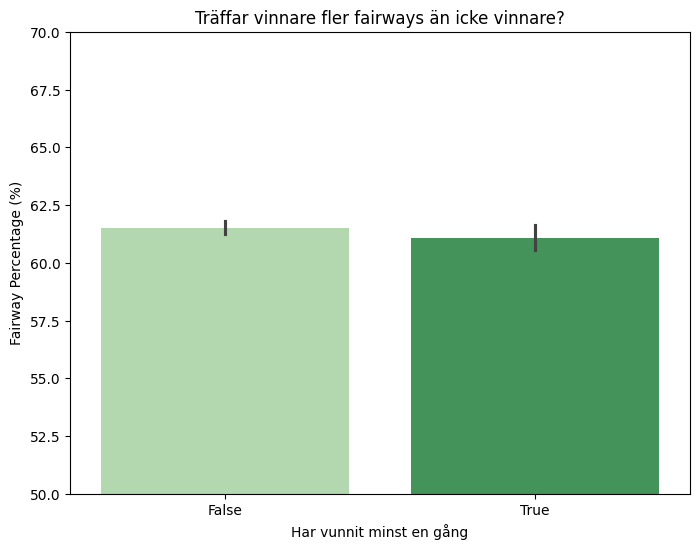
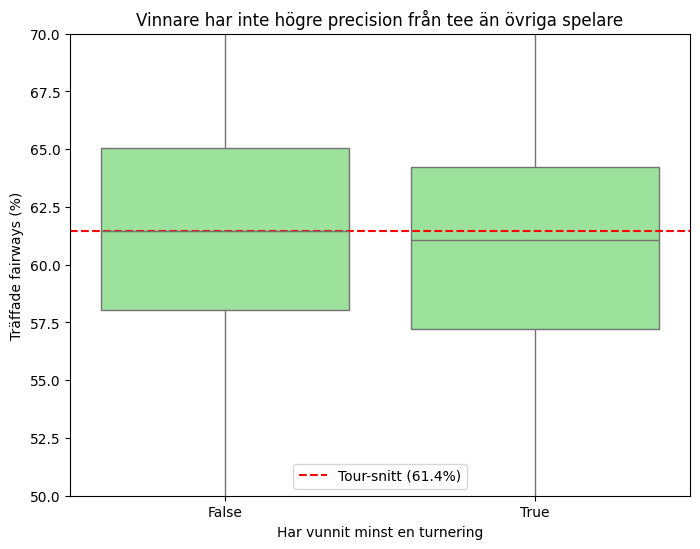
Code edit (unified diff) that turned the first committed figure into the second:
--- before
+++ after
@@ -1,17 +1,22 @@
+import matplotlib.pyplot as plt
 import seaborn as sns
-import matplotlib.pyplot as plt
 
 df['Wins'] = df['Wins'].fillna(0)
 df['Is_Winner'] = df['Wins'] > 0
 
+tour_snitt = df['Fairway Percentage'].mean()
+
 plt.figure(figsize=(8, 6))
 
-sns.barplot(data=df, x='Is_Winner', y='Fairway Percentage', palette='Greens')
+sns.boxplot(data=df, x='Is_Winner', y='Fairway Percentage', color='lightgreen')
 
-plt.title('Träffar vinnare fler fairways än icke vinnare?')
-plt.ylabel('Fairway Percentage (%)')
-plt.xlabel('Har vunnit minst en gång')
+plt.axhline(tour_snitt, color='red', linestyle='--', label=f'Tour-snitt ({tour_snitt:.1f}%)')
 
-plt.ylim(50, 70) 
+plt.title('Vinnare har inte högre precision från tee än övriga spelare')
+plt.ylabel('Träffade fairways (%)')
+plt.xlabel('Har vunnit minst en turnering')
+plt.legend()
+
+plt.ylim(50, 70)
 
 plt.show()

Commit: improved diagram 4 by annotation and changing type of diagram